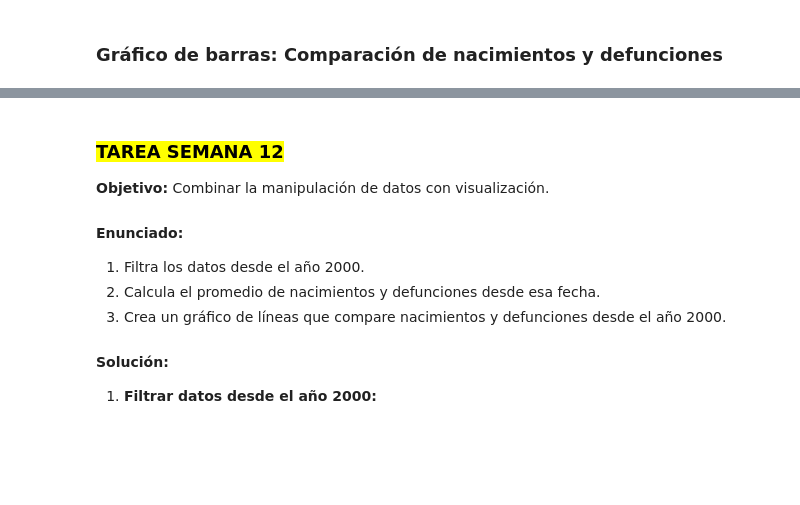
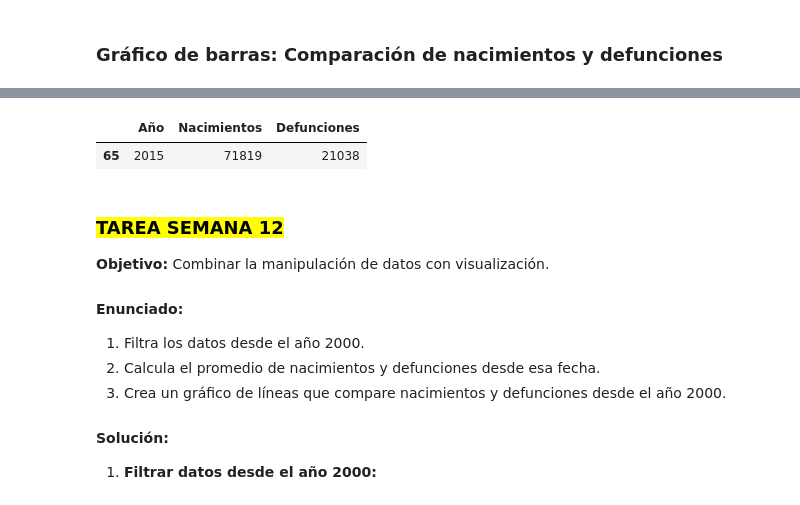
Before and after one commit to dinnerrodriguez/Programacion-Python-Basico-GRUPO-1---6181133432, a Jupyter notebook: Estudiantes/Dinner Rodriguez/CLASE 10/Tarea/Practica_9.ipynb, the cells around one changed output, grey strips where cells are left out. Saved outputs shown, nothing was run; the diff lists cells and outputs as text; code cells hidden in the pictures; blank space fills up the shorter version.

```diff
--- a/Estudiantes/Dinner Rodriguez/CLASE 10/Tarea/Practica_9.ipynb
+++ b/Estudiantes/Dinner Rodriguez/CLASE 10/Tarea/Practica_9.ipynb
@@ -155,8 +191,24 @@ import matplotlib.pyplot as plt
 # %%
 # Filtrar datos del último año
 ultimo_anio = df[df['Año'] == df['Año'].max()]
+import matplotlib.pyplot as plt
+
+
+anio_filtrar = int(input('Ingrese el año a Graficar: '))
+
+
+#df >= anio_inicial and <= anio_final
+                                            #  and
+df_rango_anios = df[df['Año'] == anio_filtrar ]
+
+
+df_rango_anios
+
 
 # Crear gráfico de barras
+# %% [output]
+|  | Año | Nacimientos | Defunciones |
+| 65 | 2015 | 71819 | 21038 |
 # %% [markdown]
 ### **<mark>TAREA SEMANA 12</mark>**
 
```
Also changed, not shown: parts of 9 cells of this notebook.
